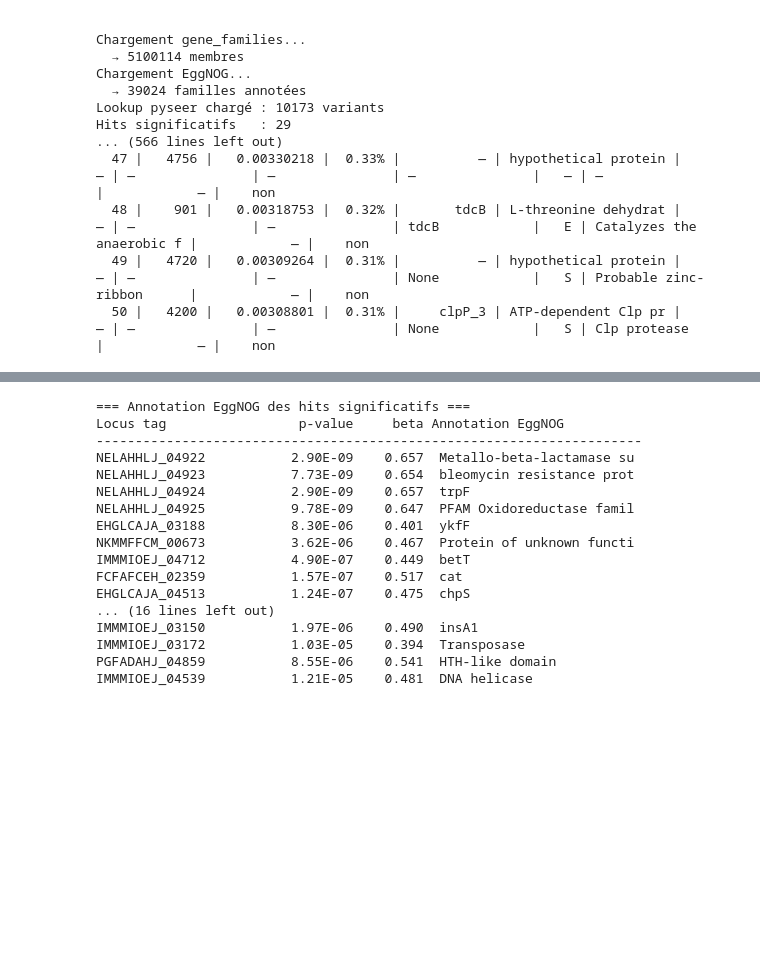
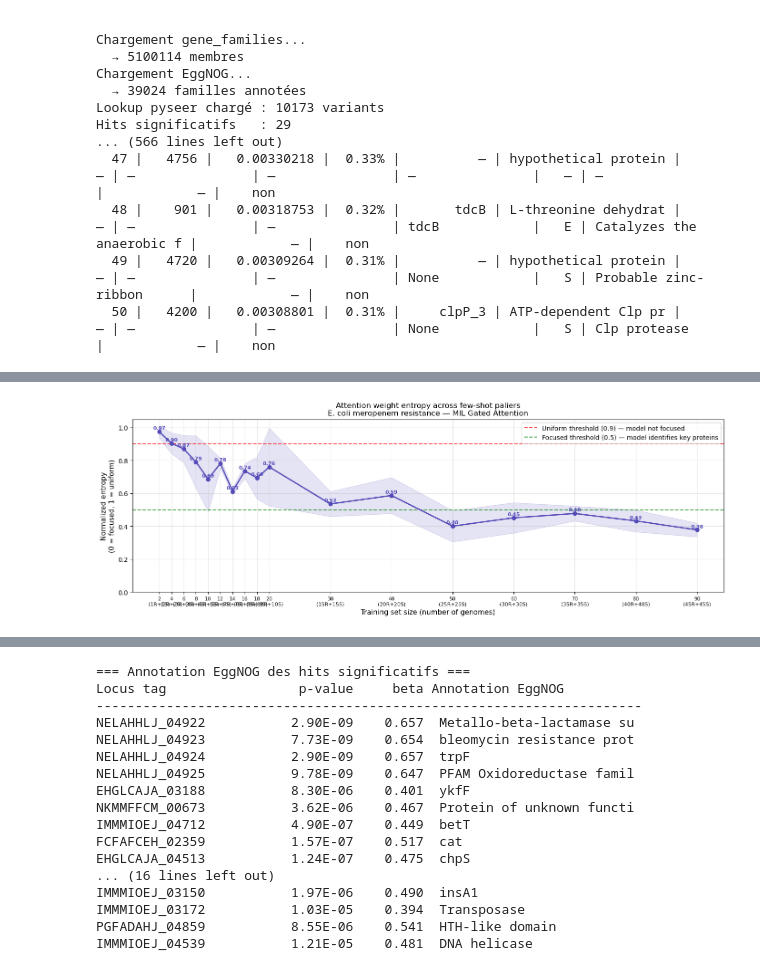
Before and after one commit to labgem/FSL-MIL, a Jupyter notebook: FSL_strategy_incremental_training_gwas.ipynb, the cells around one changed output, grey strips where cells are left out. Saved outputs shown, nothing was run; the diff lists cells and outputs as text; code cells hidden in the pictures; blank space fills up the shorter version.

```diff
--- a/FSL_strategy_incremental_training_gwas.ipynb
+++ b/FSL_strategy_incremental_training_gwas.ipynb
@@ -2203,3 +2202,81 @@ Hits significatifs   : 29
   48 |    901 |   0.00318753 |  0.32% |       tdcB | L-threonine dehydrat |      — | —               | —               | tdcB            |   E | Catalyzes the anaerobic f |            — |    non
   49 |   4720 |   0.00309264 |  0.31% |          — | hypothetical protein |      — | —               | —               | None            |   S | Probable zinc-ribbon      |            — |    non
   50 |   4200 |   0.00308801 |  0.31% |     clpP_3 | ATP-dependent Clp pr |      — | —               | —               | None            |   S | Clp protease              |            — |    non
+# %%
+# Analyse de l'entropie de shannon des attention weights
+
+entropies_by_palier = {}
+
+for n_per_class in SIZES:
+    all_entropies_folds = []
+
+    for fold_idx in range(N_FOLDS):
+        model_check = GatedAttentionMIL(emb_dim, ATTN_DIM, HIDDEN, DROPOUT).to(device)
+        model_check.load_state_dict(all_fold_models[n_per_class][fold_idx])
+        model_check.eval()
+
+        entropies = []
+        with torch.no_grad():
+            for Xpad, mask, y, gids in full_eval_loader:
+                Xpad, mask = Xpad.to(device), mask.to(device)
+                _, alpha = model_check(Xpad, mask)
+                for i in range(len(gids)):
+                    n_prot = int(mask[i].sum().item())
+                    attn = alpha[i, :n_prot].cpu().numpy()
+                    entropy = float(-np.sum(attn * np.log(attn + 1e-12)))
+                    max_entropy = float(np.log(n_prot))
+                    norm_entropy = entropy / max_entropy if max_entropy > 0 else 0
+                    entropies.append(norm_entropy)
+
+        all_entropies_folds.append(np.mean(entropies))
+
+    mean_entropy = np.mean(all_entropies_folds)
+    std_entropy  = np.std(all_entropies_folds)
+    entropies_by_palier[n_per_class] = (mean_entropy, std_entropy)
+
+    print(f"Palier {n_per_class:2d}R+{n_per_class:2d}S "
+          f"→ entropie : {mean_entropy:.3f} ± {std_entropy:.3f} "
+          f"({'uniforme X' if mean_entropy > 0.9 else 'focalisée ✓'})")
+
+# Plot — extraction correcte mean et std
+paliers     = sorted(entropies_by_palier.keys())
+sizes_total = [p * 2 for p in paliers]
+entrs       = [entropies_by_palier[p][0] for p in paliers]  # ← mean
+stds        = [entropies_by_palier[p][1] for p in paliers]  # ← std
+
+fig, ax = plt.subplots(figsize=(14, 5))
+
+ax.plot(sizes_total, entrs, marker='o', color='#534AB7', linewidth=2, zorder=5)
+ax.fill_between(sizes_total,
+                np.array(entrs) - np.array(stds),
+                np.array(entrs) + np.array(stds),
+                alpha=0.15, color='#534AB7')
+
+for x, y_val in zip(sizes_total, entrs):
+    ax.text(x, y_val + 0.008, f"{y_val:.2f}",
+            ha='center', va='bottom', fontsize=8,
+            fontweight='bold', color='#534AB7')
+
+ax.axhline(y=0.9, color='red', linestyle='--', alpha=0.7,
+           label='Uniform threshold (0.9) — model not focused')
+ax.axhline(y=0.5, color='green', linestyle='--', alpha=0.7,
+           label='Focused threshold (0.5) — model identifies key proteins')
+
+ax.set_xticks(sizes_total)
+ax.set_xticklabels([f"{s}\n({s//2}R+{s//2}S)" for s in sizes_total], fontsize=8)
+ax.set_xlabel('Training set size (number of genomes)', fontsize=11)
+ax.set_ylabel('Normalized entropy\n(0 = focused, 1 = uniform)', fontsize=11)
+ax.set_title('Attention weight entropy across few-shot paliers\n'
+             'E. coli meropenem resistance — MIL Gated Attention', fontsize=12)
+ax.set_ylim(0, 1.05)
+ax.legend(fontsize=10)
+ax.grid(True, alpha=0.3)
+
+plt.tight_layout()
+plt.savefig("entropy_attention_paliers.png", dpi=150, bbox_inches="tight")
+plt.show()
+
+#entropie = 1 le modèle ne focalise pas , les prots sont aléatoires, le modèle ne sait pas quoi regarder !
+#entropie ~ 0 le modèle focalise sur quelques prot, les top prot sont biologiquement significatives, expl : 5 prot reçoivenet 90% du poids, donc le modèle sait exactement quelles sont les prots importantes
+#L'entropie diminue avec plus de données, donc le modèle apprend progressivement à focaliser : c cohérent
+# %% [output]
@@ -2205,0 +2300 @@ Hits significatifs   : 29
+[figure, added]
```
Also changed, not shown: parts of 4 cells of this notebook.
